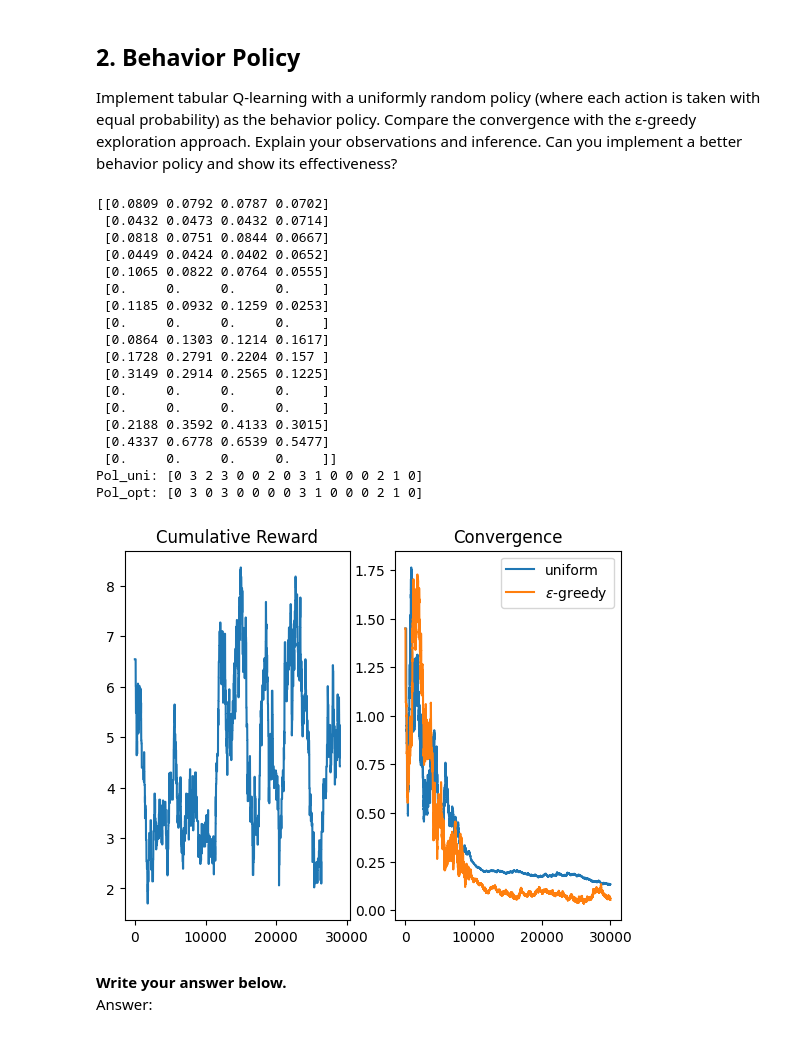
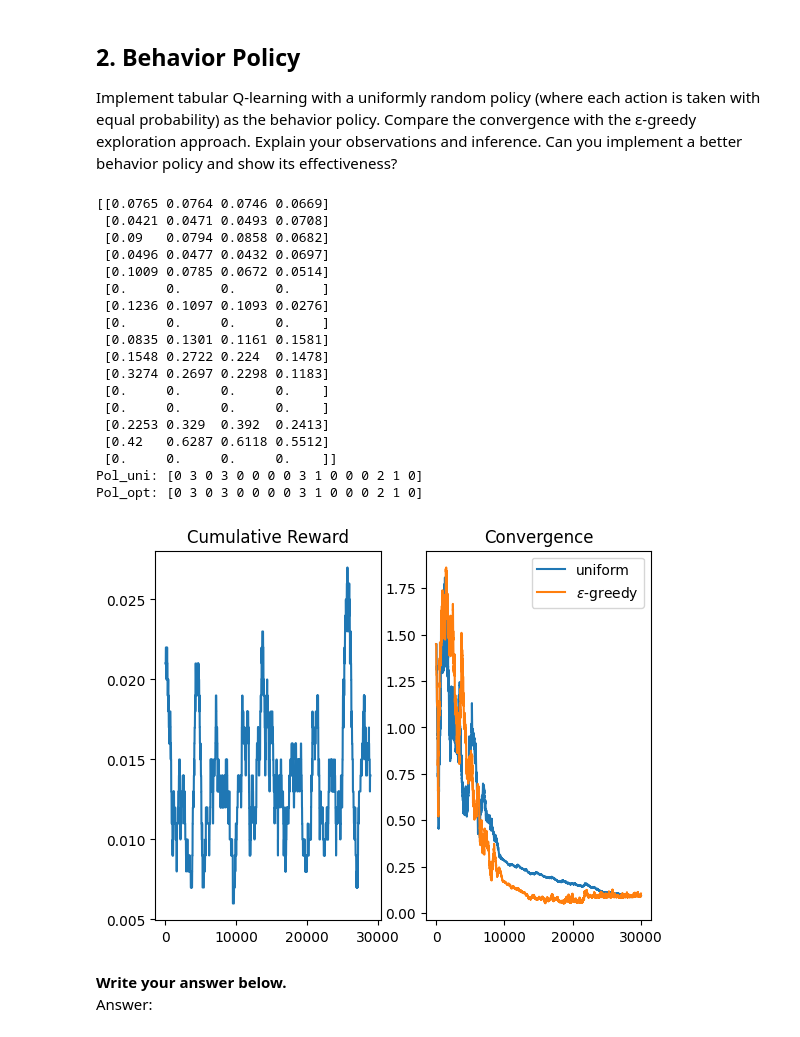
Before and after one commit to UlascanErsoy/ECEN743, a Jupyter notebook: ecen743-sp24-hw02.ipynb, the cells around one changed output. Cells and saved outputs as stored; diff of their text form; code cells hidden in the pictures.

```diff
--- a/ecen743-sp24-hw02.ipynb
+++ b/ecen743-sp24-hw02.ipynb
@@ -161,7 +161,7 @@ def epsilon_decay(k):
     """
     ### YOUR CODE HERE
     # TASK 1
-    epsilon = max(0.1, 1 - 0.0001 * k)
+    epsilon = max(0.0, 1 - 0.00005 * k)
     ### END OF YOUR CODE
     return epsilon
 
@@ -207,7 +207,7 @@ for k in range(max_episode):
         lr = lr_decay(k)
         Q[s_t][a_t] = Q[s_t][a_t] + lr * (r_t + gamma * np.max(Q[ns_t]) - Q[s_t][a_t])
         ### END OF YOUR CODE
-        G_k += (gamma ** t) * r_t  # update cumulative discounted reward
+        G_k += r_t  # update cumulative discounted reward
         path_k.append(ns_t)  # record next state
         if terminal:  # next state is a terminal state, episode ended
             break
@@ -311,53 +311,53 @@ for k in range(max_episode):
         lr = lr_decay(k)
         Q_uni[s_t][a_t] = Q_uni[s_t][a_t] + lr * (r_t + gamma * np.max(Q_uni[ns_t]) - Q_uni[s_t][a_t])
         ### END OF YOUR CODE
-        G_k += (gamma ** t) * r_t  # update cumulative discounted reward
+        G_k += r_t  # update cumulative discounted reward
         path_k.append(ns_t)  # record next state
         if terminal:  # next state is a terminal state, episode ended
             break
     convergence_uni_list.append(np.linalg.norm(Q_uni.flatten()-Q_opt.flatten())) # calc and store Euclidean norm of Q_k-Q*
     G_uni_list.append(G_k) # record cumulative discounted reward for episode k
 
 Gk_uni_avg = np.cumsum(G_uni_list)
-Gk_uni_avg = Gk_uni_avg[1000:] - Gk_uni_avg[:-1000]
+Gk_uni_avg = (Gk_uni_avg[1000:] - Gk_uni_avg[:-1000])/1000
 
 fig, axs = plt.subplots(1,2)
 axs[0].plot(Gk_uni_avg)
 axs[0].set_title("Cumulative Reward")
 axs[1].plot(convergence_uni_list, label="uniform")
 axs[1].plot(convergence_list, label="$\epsilon$-greedy")
 axs[1].set_title("Convergence")
 #plt.plot(lrs)
 #plt.plot(eps)
 plt.legend()
 
 print(Q_uni)
 # Compute the final policy
 P_uni = np.argmax(Q_uni, axis=1)
 print("Pol_uni:", P_uni)
 print("Pol_opt:", P_opt)
 
 ### END OF YOUR CODE
 # %% [output]
-[[0.0809 0.0792 0.0787 0.0702]
- [0.0432 0.0473 0.0432 0.0714]
- [0.0818 0.0751 0.0844 0.0667]
- [0.0449 0.0424 0.0402 0.0652]
- [0.1065 0.0822 0.0764 0.0555]
+[[0.0765 0.0764 0.0746 0.0669]
+ [0.0421 0.0471 0.0493 0.0708]
+ [0.09   0.0794 0.0858 0.0682]
+ [0.0496 0.0477 0.0432 0.0697]
+ [0.1009 0.0785 0.0672 0.0514]
  [0.     0.     0.     0.    ]
- [0.1185 0.0932 0.1259 0.0253]
+ [0.1236 0.1097 0.1093 0.0276]
  [0.     0.     0.     0.    ]
- [0.0864 0.1303 0.1214 0.1617]
- [0.1728 0.2791 0.2204 0.157 ]
- [0.3149 0.2914 0.2565 0.1225]
+ [0.0835 0.1301 0.1161 0.1581]
+ [0.1548 0.2722 0.224  0.1478]
+ [0.3274 0.2697 0.2298 0.1183]
  [0.     0.     0.     0.    ]
  [0.     0.     0.     0.    ]
- [0.2188 0.3592 0.4133 0.3015]
- [0.4337 0.6778 0.6539 0.5477]
+ [0.2253 0.329  0.392  0.2413]
+ [0.42   0.6287 0.6118 0.5512]
  [0.     0.     0.     0.    ]]
-Pol_uni: [0 3 2 3 0 0 2 0 3 1 0 0 0 2 1 0]
+Pol_uni: [0 3 0 3 0 0 0 0 3 1 0 0 0 2 1 0]
 Pol_opt: [0 3 0 3 0 0 0 0 3 1 0 0 0 2 1 0]
-[figure, old version]
+[figure, new version]
 # %% [markdown]
 **Write your answer below.**
 Answer:
```
Also changed, not shown: parts of 8 cells of this notebook.
